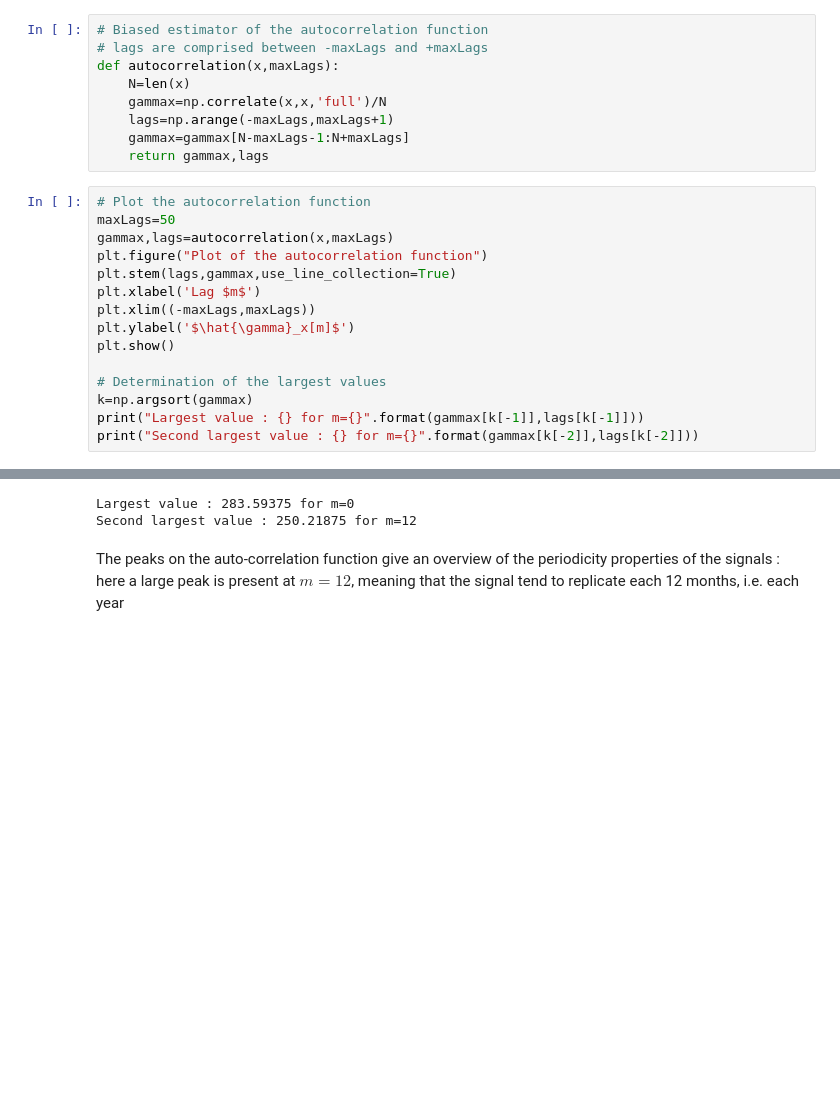
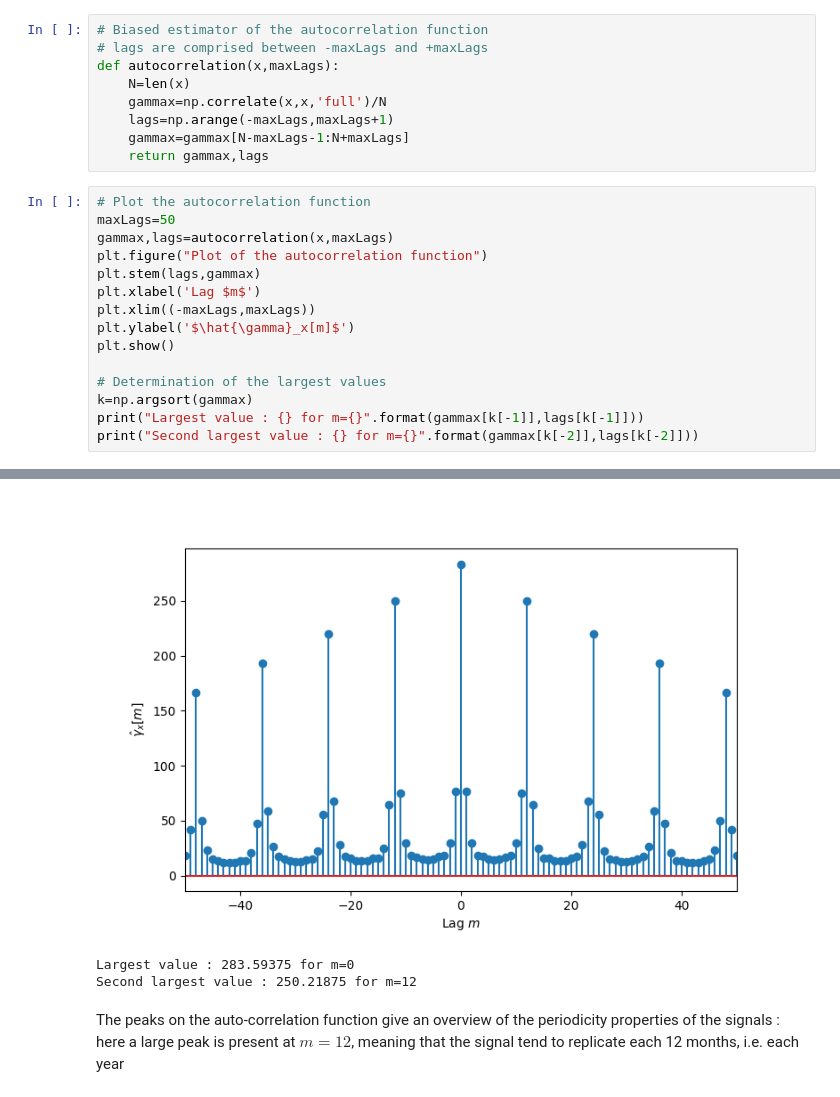
Before and after one commit to oudre/parcoursIA, a Jupyter notebook: Session2.ipynb, the cells around one changed output, grey strips where cells are left out. Cells and saved outputs as stored; diff of their text form; blank space fills up the shorter version.

```diff
--- a/Session2.ipynb
+++ b/Session2.ipynb
@@ -117,7 +114,7 @@ def autocorrelation(x,maxLags):
 maxLags=50
 gammax,lags=autocorrelation(x,maxLags)
 plt.figure("Plot of the autocorrelation function")
-plt.stem(lags,gammax,use_line_collection=True)
+plt.stem(lags,gammax)
 plt.xlabel('Lag $m$')
 plt.xlim((-maxLags,maxLags))
 plt.ylabel('$\hat{\gamma}_x[m]$')
@@ -133,3 +128,4 @@ print("Second largest value : {} for m={}".format(gammax[k[-2]],lags[k[-2]]))
+[figure, added]
 Largest value : 283.59375 for m=0
 Second largest value : 250.21875 for m=12
 # %% [markdown]
```
Also changed, not shown: parts of 9 cells of this notebook, 12 other files.
